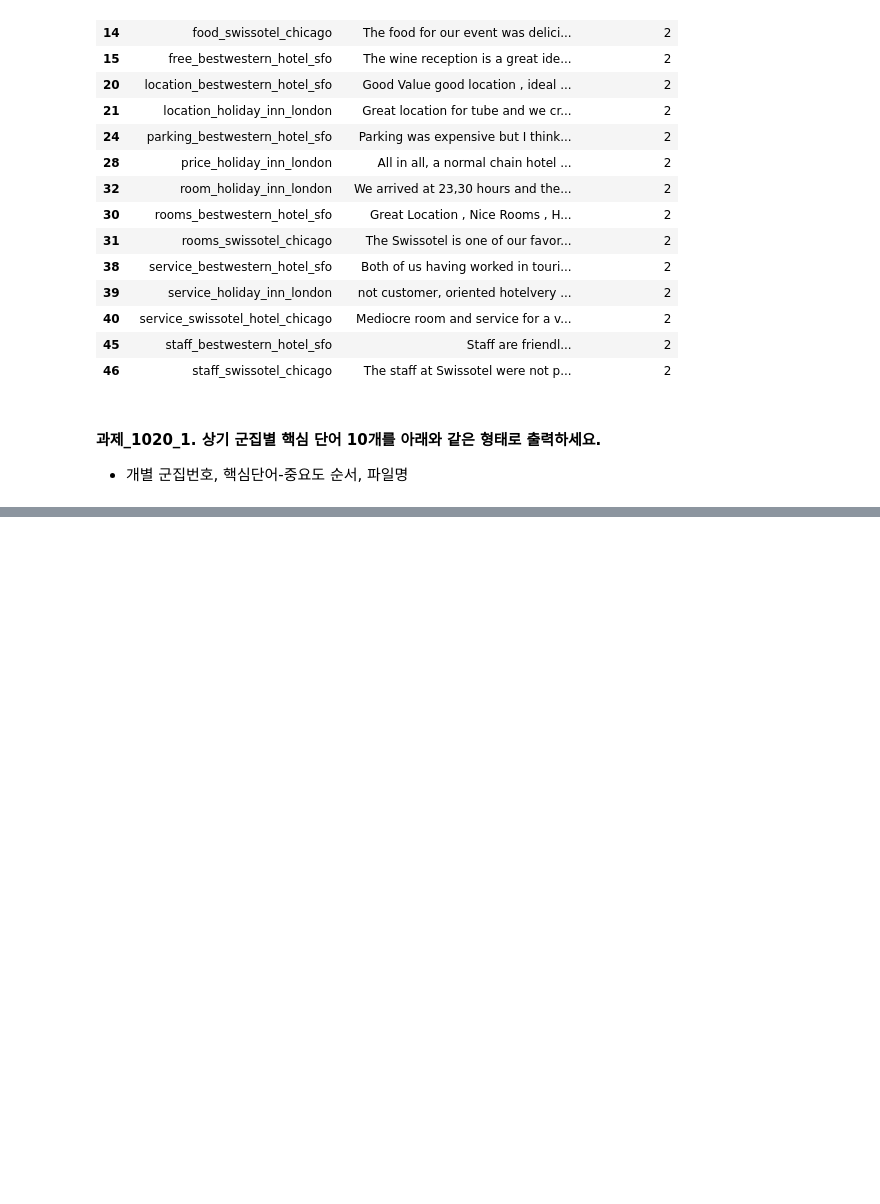
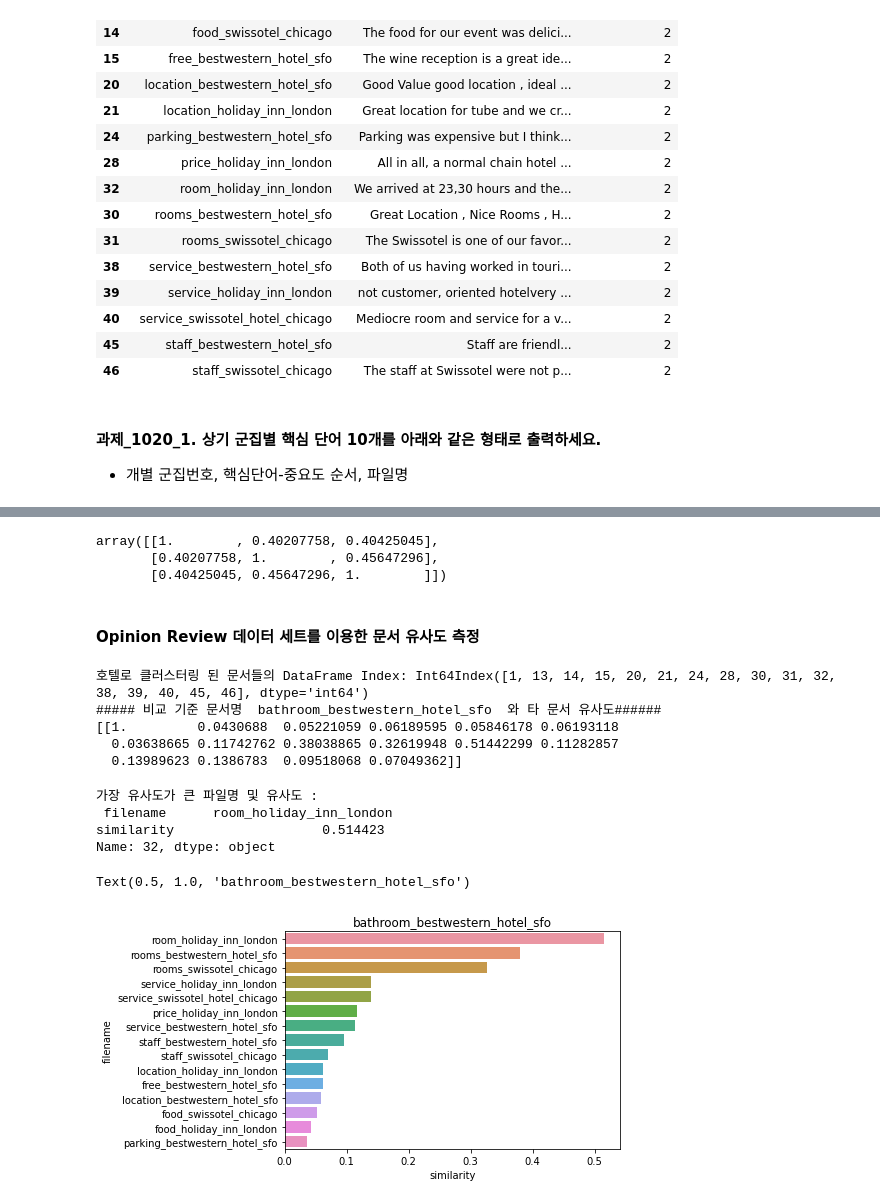
Before and after one commit to bnv20/kdt7, a Jupyter notebook: m8_머신러닝응용/텍스트 분석.ipynb, the cells around one changed output, grey strips where cells are left out. Drawn from its saved outputs; the diff is of its cells as text; code cells hidden in the pictures; blank space fills up the shorter version.

```diff
--- a/m8_머신러닝응용/텍스트 분석.ipynb
+++ b/m8_머신러닝응용/텍스트 분석.ipynb
@@ -561,0 +645,9 @@ cluster_centers shape : (3, 4611)
+# %%
+similarity_simple_pair = cosine_similarity(feature_vect_simple,feature_vect_simple)
+similarity_simple_pair
+# %% [output]
+array([[1.        , 0.40207758, 0.40425045],
+       [0.40207758, 1.        , 0.45647296],
+       [0.40425045, 0.45647296, 1.        ]])
+# %% [markdown]
+#### Opinion Review 데이터 세트를 이용한 문서 유사도 측정
@@ -561,0 +706,54 @@ cluster_centers shape : (3, 4611)
+# %%
+# Q. 호텔 군집에 대해서 첫번째 문서와 다른 문서들간의 유사도를 측정하세요.
+
+from sklearn.metrics.pairwise import cosine_similarity
+
+# cluster_label=2인 데이터는 호텔로 클러스터링된 데이터임. DataFrame에서 해당 Index를 추출
+hotel_indexes = document_df[document_df['cluster_label']==2].index
+print('호텔로 클러스터링 된 문서들의 DataFrame Index:', hotel_indexes)
+
+# 호텔로 클러스터링된 데이터 중 첫번째 문서를 추출하여 파일명 표시.
+comparison_docname = document_df.iloc[hotel_indexes[0]]['filename']
+print('##### 비교 기준 문서명 ',comparison_docname,' 와 타 문서 유사도######')
+
+''' document_df에서 추출한 Index 객체를 feature_vect로 입력하여 호텔 클러스터링된 feature_vect 추출
+이를 이용하여 호텔로 클러스터링된 문서 중 첫번째 문서와 다른 문서간의 코사인 유사도 측정.'''
+similarity_pair = cosine_similarity(feature_vect[hotel_indexes[0]] , feature_vect[hotel_indexes])
+print(similarity_pair)
+# %% [output]
+호텔로 클러스터링 된 문서들의 DataFrame Index: Int64Index([1, 13, 14, 15, 20, 21, 24, 28, 30, 31, 32, 38, 39, 40, 45, 46], dtype='int64')
+##### 비교 기준 문서명  bathroom_bestwestern_hotel_sfo  와 타 문서 유사도######
+[[1.         0.0430688  0.05221059 0.06189595 0.05846178 0.06193118
+  0.03638665 0.11742762 0.38038865 0.32619948 0.51442299 0.11282857
+  0.13989623 0.1386783  0.09518068 0.07049362]]
+# %%
+# Q. 첫번째 문서와 다른 문서 간의 유사도가 높은 순으로 정렬하고 시각화하세요
+
+import seaborn as sns
+import numpy as np
+import matplotlib.pyplot as plt
+
+# 첫번쨰 문서와 타 문사 간 유사도가 큰 순으로 정렬한 인덱스 추출하되 자기 자신은 제외
+sorted_index =similarity_pair.argsort()[:,::-1]
+sorted_index = sorted_index[:,1:]
+# 유사도가 큰 순으로 hotel_indexes를 추출하여 재정렬
+hotel_sorted_indexes = hotel_indexes[sorted_index.reshape(-1)]
+# 유사도가 큰 순으로 유사도 값을 재정렬하되 자기 자신은 제외
+hotel_1_sim_value = np.sort(similarity_pair.reshape(-1))[::-1]
+hotel_1_sim_value = hotel_1_sim_value[1:]
+# 유사도가 큰 순으로 정렬된 인덱스와 유사도 값을 이용해 파일명과 유사도 값을 막대그래프로 시각화
+hotel_1_sim_df = pd.DataFrame()
+hotel_1_sim_df['filename'] = document_df.iloc[hotel_sorted_indexes]['filename']
+hotel_1_sim_df['similarity'] = hotel_1_sim_value
+
+print('가장 유사도가 큰 파일명 및 유사도 : \n', hotel_1_sim_df.iloc[0,:])
+
+sns.barplot(x='similarity', y='filename', data = hotel_1_sim_df)
+plt.title(comparison_docname)
+# %% [output]
+가장 유사도가 큰 파일명 및 유사도 :
+ filename      room_holiday_inn_london
+similarity                   0.514423
+Name: 32, dtype: object
+Text(0.5, 1.0, 'bathroom_bestwestern_hotel_sfo')
+[figure, added]
```
Also changed, not shown: parts of 20 cells of this notebook.
